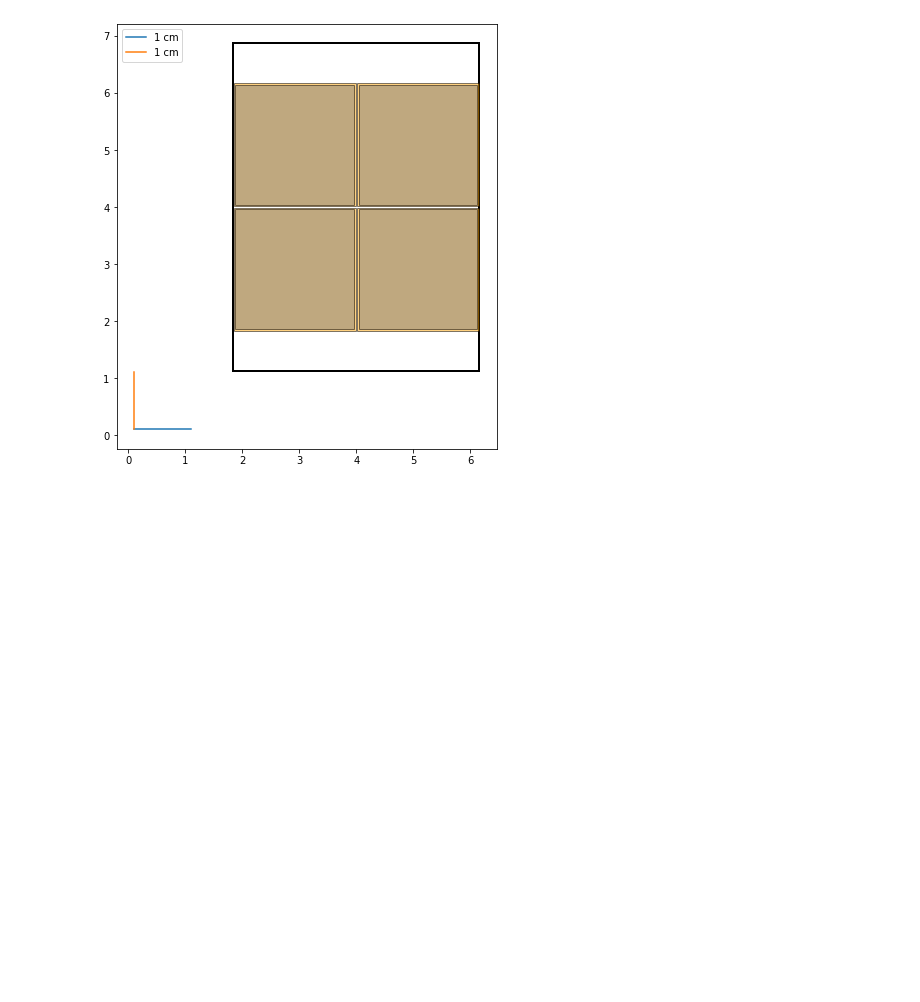
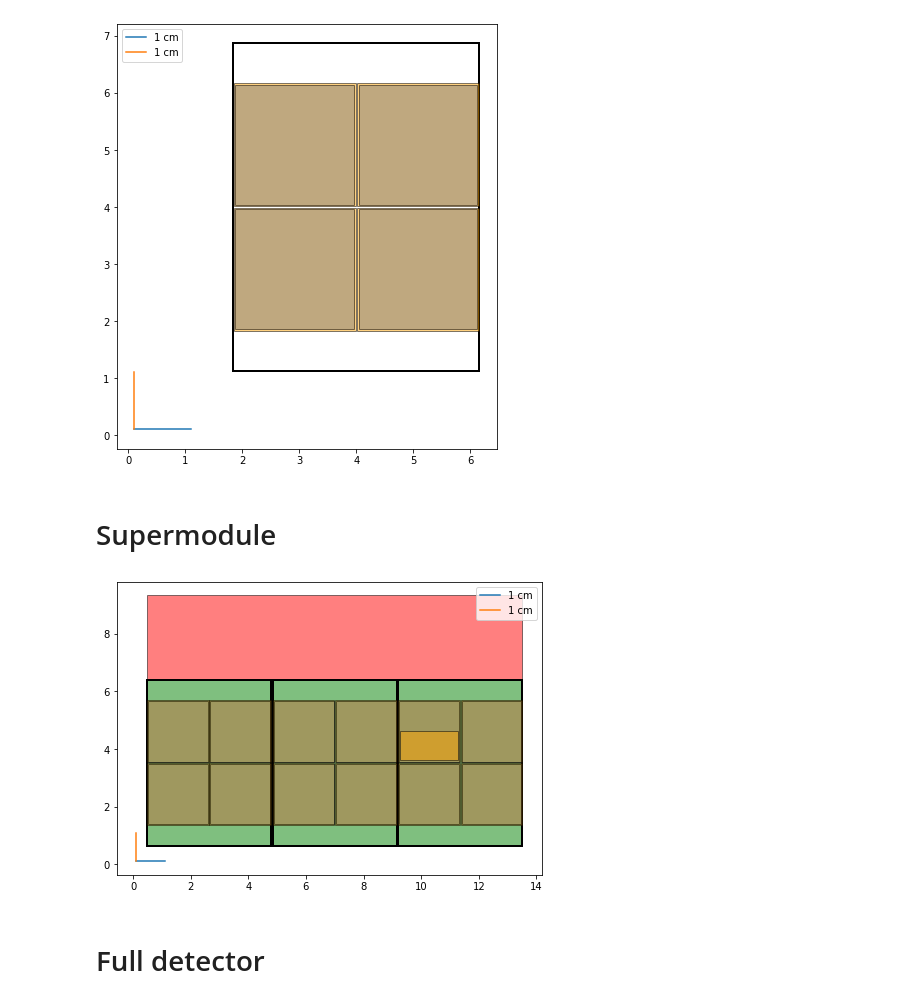
Before and after one commit to physiksgamez/ETL-SH-Design, a Jupyter notebook: layout_print.ipynb, the cells around one changed output. Drawn from its saved outputs; the diff is of its cells as text; code cells hidden in the pictures; blank space fills up the shorter version.

Commit message:
adding detector layout

```diff
--- a/layout_print.ipynb
+++ b/layout_print.ipynb
@@ -103,3 +125,74 @@ plt.axis('scaled')
 plt.show()
 # %% [output]
 [figure]
+# %% [markdown]
+# Supermodule
+# %%
+s = Sensor(sensor_x, sensor_y,deadspace=0.03)  # 3 sides of 0.3mm, 1 side of 0.5mm
+m = Module(4.310, 5.750, n_sensor_x=2, n_sensor_y=2, sensor_distance_y=sensor_y+0.02, sensor_distance_x=sensor_x+0.02)
+# this module is now 1mm larger in y
+detector = {}
+edge_x = 6  # 6mm is the default
+
+detector = {}
+r_inner = 31.5
+r_outer = 118.5
+
+m.populate(s) #put sensors on module
+module_gap = .05
+rb = ReadoutBoard(1, module_y, color='green')
+pb = ReadoutBoard(1, 2.95, color='red')
+
+SM = SuperModule(m, pb, rb, n_modules=3, module_gap=module_gap, orientation='above', cm=True)
+# %%
+left_margin = 1.   # cm
+right_margin = 1.  # cm
+figure_width = 15. # cm
+figure_height = 15. # cm
+top_margin = 1.    # cm
+bottom_margin = 1. # cm
+
+box_width = left_margin + figure_width + right_margin   # cm
+box_height = top_margin + figure_height + bottom_margin # cm
+
+# specifying the width and the height of the box in inches
+fig = plt.figure(figsize=(box_width*cm2inch,box_height*cm2inch))
+ax = fig.add_subplot(111)
+
+plt.rcParams['figure.figsize'] = [15, 15]
+
+SM.move_by(7,5)
+
+plt.gca().add_patch(SM.PB.getPolygon())
+plt.gca().add_patch(SM.RB.getPolygon())
+
+for mod in SM.modules:
+    plt.gca().add_patch(mod.getPolygon())
+    for sen in mod.sensors:
+        plt.gca().add_patch(sen.getPolygon())
+        plt.gca().add_patch(sen.getPolygon(active=True))
+
+plt.gca().add_patch(SM.VTRX.getPolygon())
+
+ax.set_ylim(0,15)
+ax.set_xlim(0,15)
+
+ax.plot([0.1,1.1],[0.1,0.1],label='1 cm')
+ax.plot([0.1,0.1],[0.1,1.1], label='1 cm')
+ax.legend()
+
+fig.subplots_adjust(left   = left_margin / box_width,
+                    bottom = bottom_margin / box_height,
+                    right  = 1. - right_margin / box_width,
+                    top    = 1. - top_margin   / box_height,
+                    )
+
+fig.savefig('supermodule_scale.png', dpi=300)
+fig.savefig('supermodule_scale.pdf', dpi=500)
+
+plt.axis('scaled')
+plt.show()
+# %% [output]
+[figure, added]
+# %% [markdown]
+# Full detector
```
Also changed, not shown: parts of 11 cells of this notebook.
